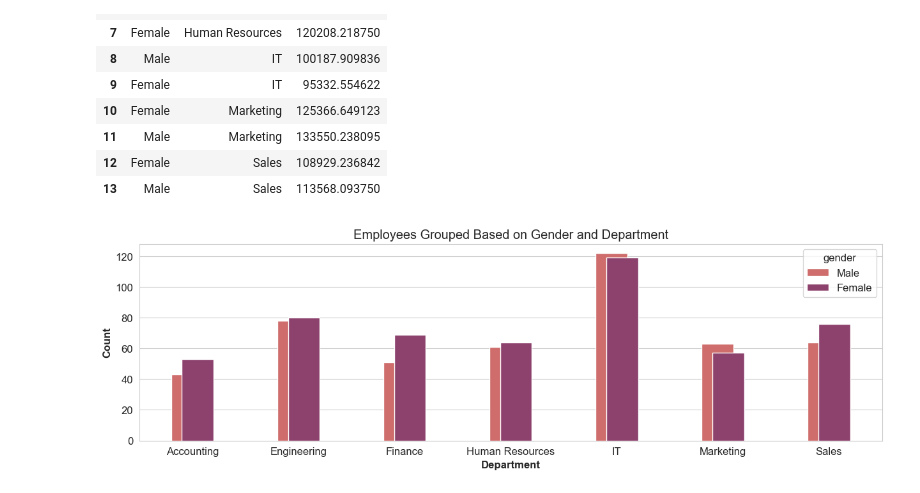
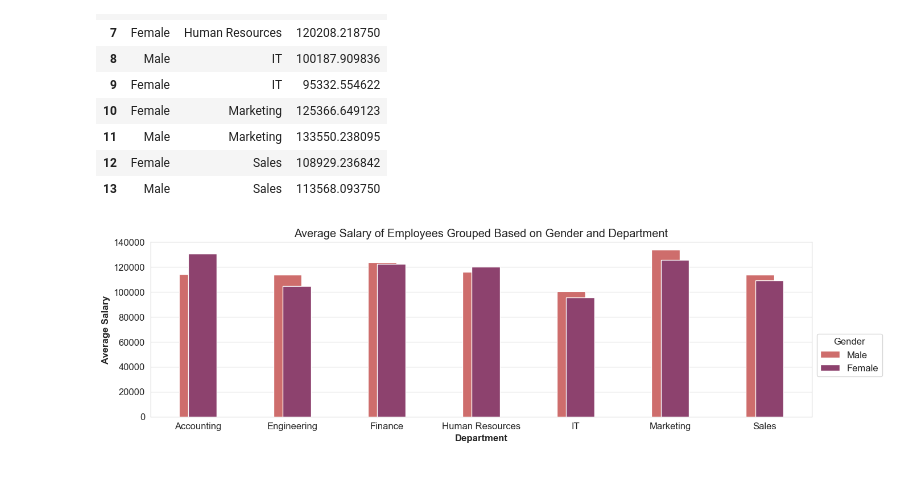
Before and after one commit to Karthikeyan-S-04/EDA_Using_Python_And_SQL, a Jupyter notebook: Employee-Data-Analysis/EDA.ipynb, the cells around one changed output. Saved outputs shown, nothing was run; the diff lists cells and outputs as text; code cells hidden in the pictures.

```diff
--- a/Employee-Data-Analysis/EDA.ipynb
+++ b/Employee-Data-Analysis/EDA.ipynb
@@ -263,12 +294,12 @@ avg_salary_by_dept
 | 13 | Male | Sales | 113568.093750 |
 # %%
 plt.figure(figsize=(15, 4))
-matplotlib.rcParams.update({'font.size': 12})
-sns.barplot(data = no_of_emp_based_on_dept, x='department', y='count', hue='gender', palette='flare', gap=4, width=0.2)
-plt.title('Employees Grouped Based on Gender and Department')
+sns.barplot(data = avg_salary_by_dept, x='department', y='avg', hue='gender', palette='flare', gap=4, width=0.2)
+plt.title('Average Salary of Employees Grouped Based on Gender and Department')
 plt.xlabel('Department', fontdict={'fontsize':12, 'fontweight':'bold'})
-plt.ylabel('Count', fontdict={'fontsize':12, 'fontweight':'bold'})
+plt.ylabel('Average Salary', fontdict={'fontsize':12, 'fontweight':'bold'})
+plt.legend(loc='best', bbox_to_anchor=(1, 0.5), title='Gender')
 # plt.xticks(rotation=5)
 plt.show()
 # %% [output]
-[figure, old version]
+[figure, new version]
```
Also changed, not shown: parts of 37 cells of this notebook.
